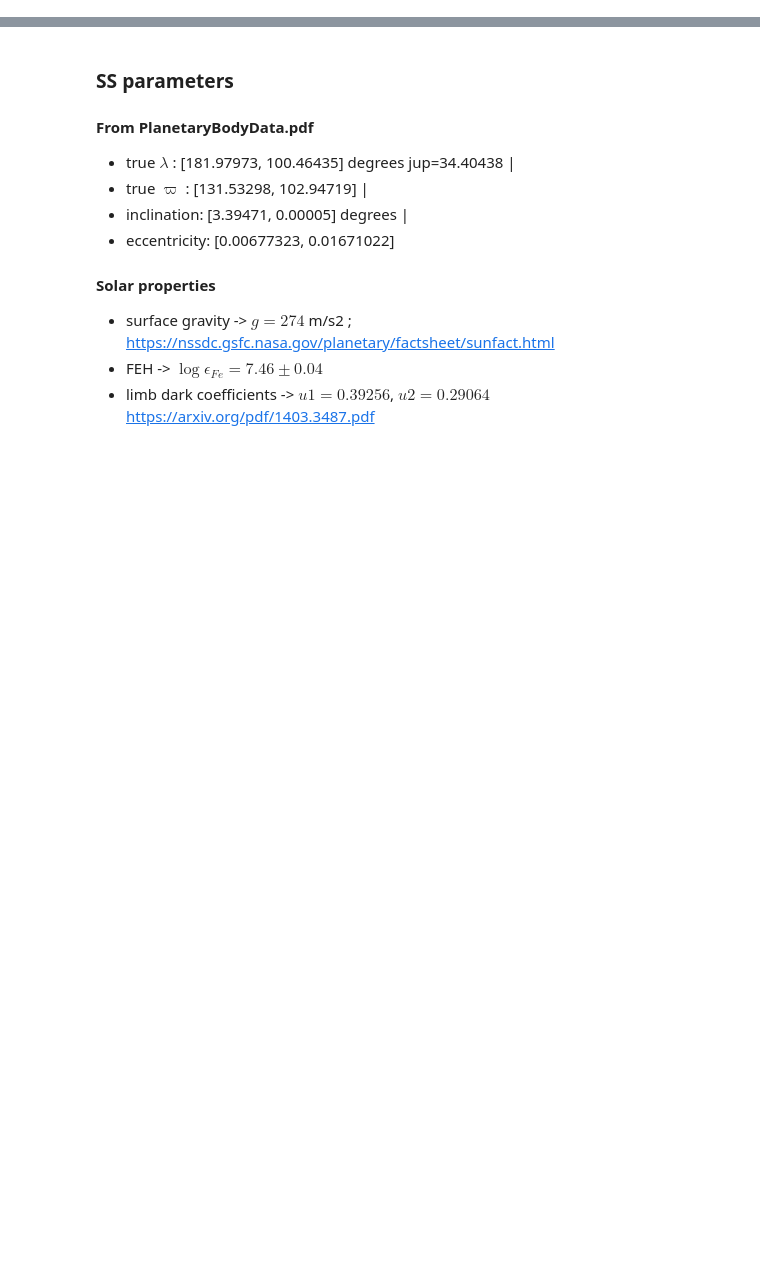
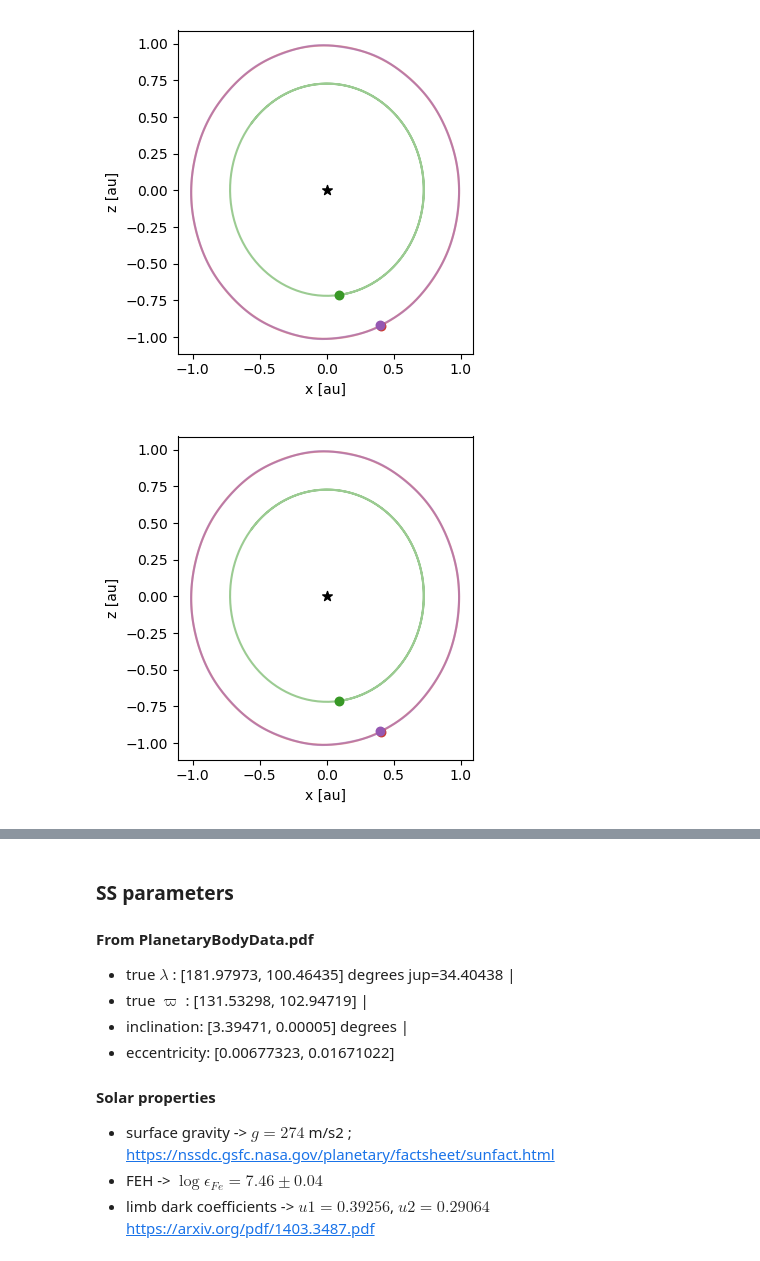
Before and after one commit to bmlindor/ttv_ss, a Jupyter notebook: src/nbody_grad.ipynb, the cells around one changed output, grey strips where cells are left out. Cells and saved outputs as stored; diff of their text form; code cells hidden in the pictures; blank space fills up the shorter version.

```diff
--- a/src/nbody_grad.ipynb
+++ b/src/nbody_grad.ipynb
@@ -16,0 +426,44 @@ How to add moons to existing Nbody Gradient code?
+# %%
+using NbodyGradient
+using PyCall
+# @pyimport matplotlib.collections as coll
+# @pyimport matplotlib.colors as color
+star=Elements(m=1.0, P=0.0  ,
+    t0=0.0   ,
+    ecosω=0.0  ,
+    esinω=0.0  ,
+    I=0.0   ,
+    Ω=0.0)
+p1=Elements(m=2.5422162292092204e-6,
+   P=224.70078014619864,
+  t0=3503.765349062694,
+    ecosω=-0.003,
+    esinω=-0.006,
+    I=pi/2,
+    Ω=0.0)
+p2=Elements(m=3.0256056455411807e-6,
+   P=365.2564540136157,
+  t0=3624.4021734758985,
+     ecosω=0.011,
+     esinω=0.012,
+        I=pi/2,
+        Ω=0.0)
+
+moon=Elements(m=0.012*(p2.m),P=27.3,t0=3624.3949611424468,
+e=0.055,I=(pi/2)-deg2rad(5),Ω=deg2rad(60))
+# wont get good constraint on orbital ele
+# actual inc is 5deg wrt ecliptic. could be pos or neg
+# S-V ; E-M ; SV_bc-EM_bc; must define inner binaries before outer binaries
+H=[-1 1 0 0;
+    0 0 -1 1;
+    -1 -1 1 1;
+    -1 -1 -1 -1]
+t0=3283.5;tmax=4000.0;h=1.0
+ic=ElementsIC(t0,H,[star;p1;p2;moon]);
+intr=Integrator(h,t0,tmax);
+o=Orbits.KeplerOrbits(intr,ic);
+# %%
+Orbits.make_plot(o)
+# %% [output]
+[figure, added]
+[figure, added]
```
Also changed, not shown: parts of 27 cells of this notebook, 12 other files.
